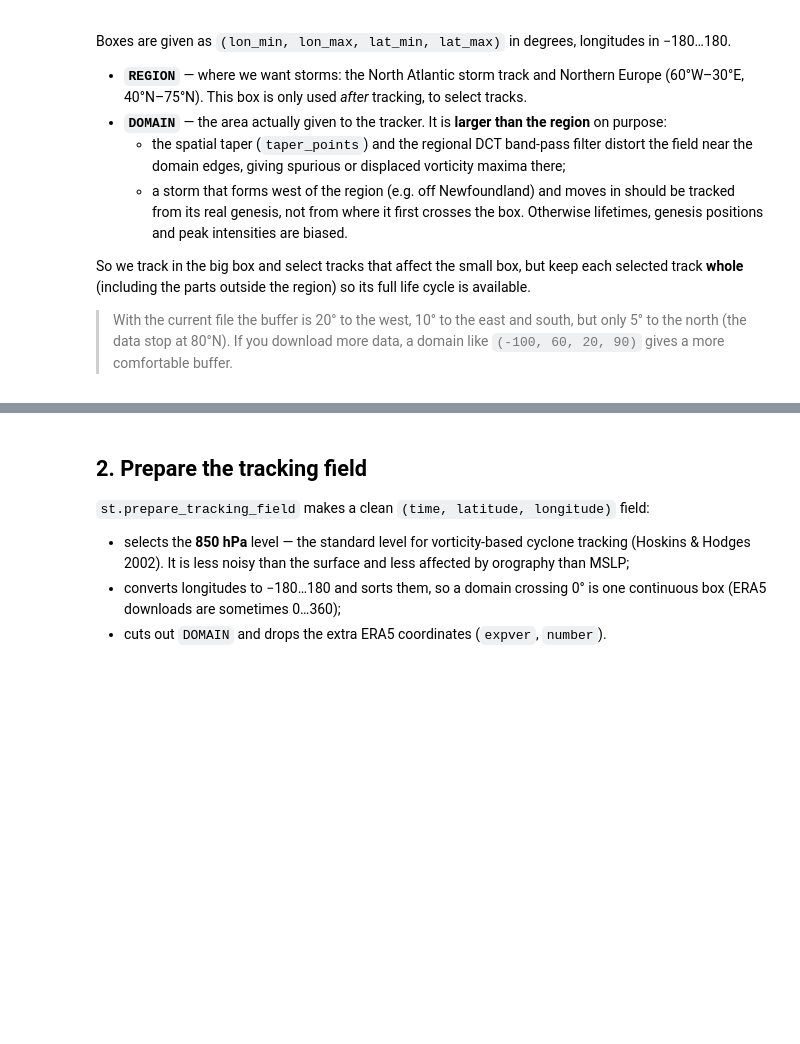
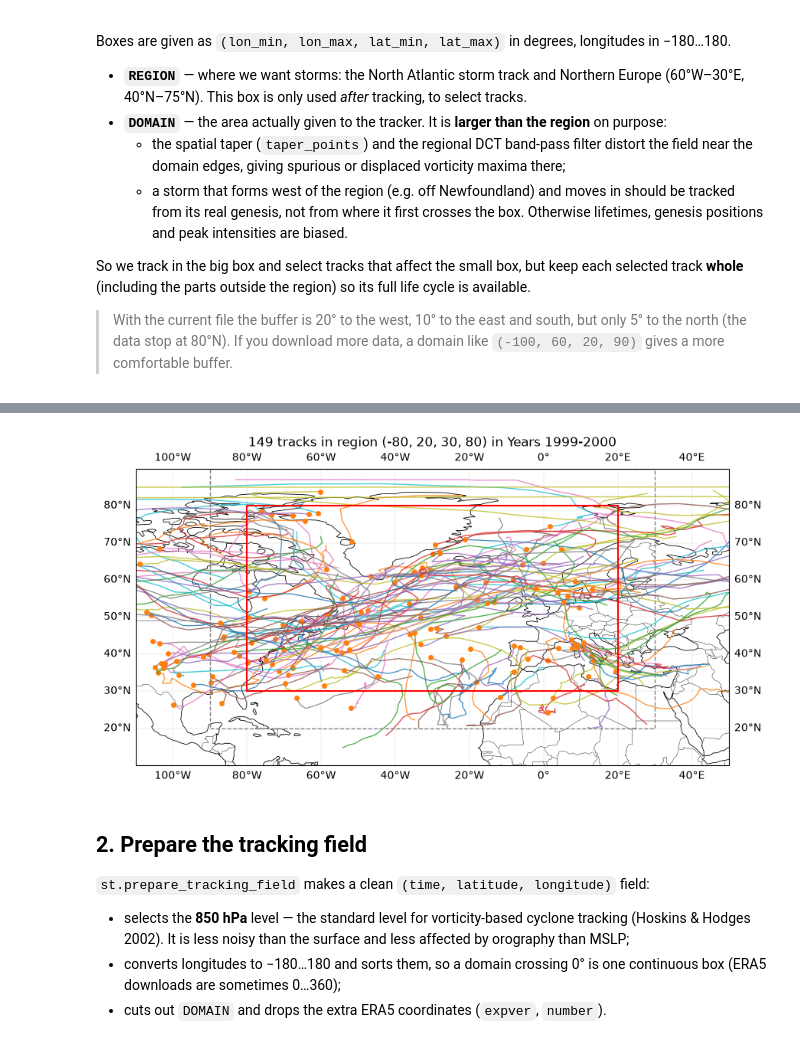
Before and after one commit to AThormann/master_thesis, a Jupyter notebook: validation_tracks/load_tracks.ipynb, the cells around one changed output, grey strips where cells are left out. Saved outputs shown, nothing was run; the diff lists cells and outputs as text; code cells hidden in the pictures; blank space fills up the shorter version.

```diff
--- a/validation_tracks/load_tracks.ipynb
+++ b/validation_tracks/load_tracks.ipynb
@@ -47,3 +123,10 @@ So we track in the big box and select tracks that affect the small box, but keep
+# %%
+ds = st.load_tracks('/Users/annasophiamaxen/Desktop/PYTHON/master_thesis/validation_tracks/ERA5_19992000_TRACKS_FILTERED_pos.addmslp')
+sel = filter_tracks_by_region(ds, REGION, min_points=2)
+plot_tracks(sel, date = 'Years 1999-2000')
+plt.show()
+# %% [output]
+[figure, added]
 # %% [markdown]
 ## 2. Prepare the tracking field
 
```
Also changed, not shown: parts of 5 cells of this notebook, 5 other files.
